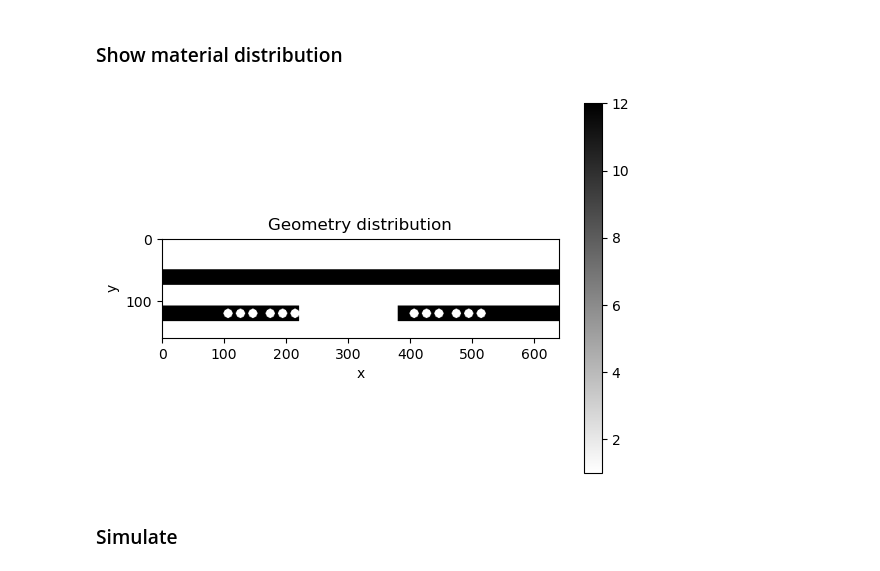
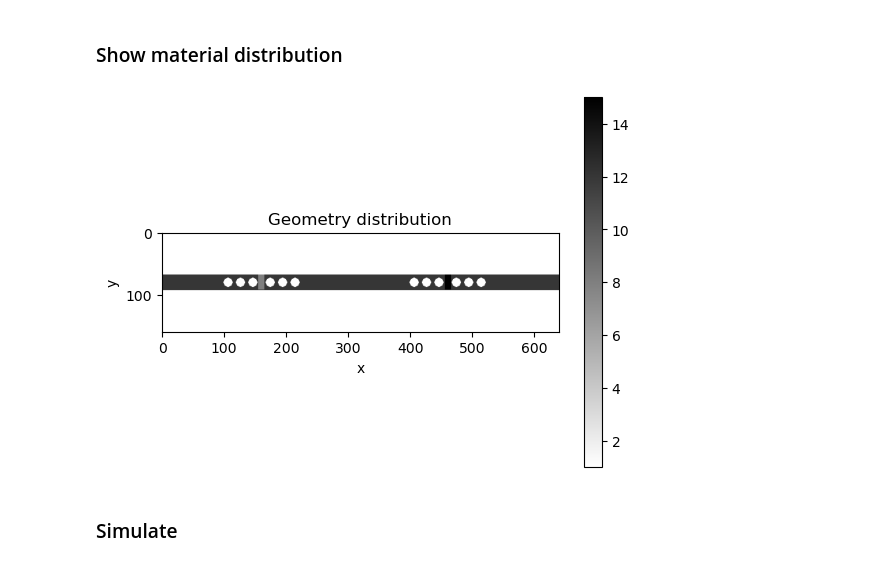
Before and after one commit to vlrmzz/tfdtd, a Jupyter notebook: notebooks/testTemporalWaveDoubleCavity copy.ipynb, the cells around one changed output. Cells and saved outputs as stored; diff of their text form; code cells hidden in the pictures.

```diff
--- a/testTemporalWaveDoubleCavityNoTemporal.ipynb
+++ b/notebooks/testTemporalWaveDoubleCavity copy.ipynb
@@ -83,0 +122,2 @@ sim.update_geometry()
+# %%
+update_base_geometry(sim)
@@ -83,0 +126,16 @@ sim.update_geometry()
+# %%
+cavity_x_start = 155
+cavity_x_end = 165
+cavity_y_start = 68
+cavity_y_end = 92
+cavity2_x_start = 456
+cavity2_x_end = 466
+cavity2_y_start = 68
+cavity2_y_end = 92
+
+# Modify the permittivity values inside the cavity
+for ts in range(sim.time_steps):
+    sim.eps_r[:, :, ts] = sim.eps_r_base
+    # Update the permittivity values inside the cavity
+    sim.eps_r[cavity_x_start:cavity_x_end,cavity_y_start:cavity_y_end,ts] = eps_series1[ts]
+    sim.eps_r[cavity2_x_start:cavity2_x_end,cavity2_y_start:cavity2_y_end,ts] = eps_series2[ts]
@@ -102,7 +165,7 @@ source_params_gaussian1 = {
     'source_type': 'point_source',  # Add 'source_type' key
     'function': 'gaussian_pulse',
     'source_x': 162,
-    'source_y': 123,
+    'source_y': 81,
     'amplitude': 1.0,
     't0': 0, # t0 is expressed in unit of time not time steps
     'frequency_center': 0.5e14,
@@ -113,7 +176,7 @@ source_params_gaussian2 = {
     'source_type': 'point_source',  # Add 'source_type' key
     'function': 'gaussian_pulse',
     'source_x': 501,
-    'source_y': 123,
+    'source_y': 79,
     'amplitude': 1.0,
     't0': 0, # t0 is expressed in unit of time not time steps
     'frequency_center': 0.5e14,
@@ -173,28 +236,28 @@ sim.add_detector(point_detector1)
 
 detector_params = {
     'name': 'detector2',
-    'position': (163, 122),
+    'position': (163, 87),
 }
 point_detector2 = PointDetector(detector_params)
 sim.add_detector(point_detector2)
 
 detector_params = {
     'name': 'detector3',
-    'position': (460, 122),
+    'position': (460, 88),
 }
 point_detector3 = PointDetector(detector_params)
 sim.add_detector(point_detector3)
 
 detector_params = {
     'name': 'detector4',
-    'position': (60, 120),
+    'position': (60, 88),
 }
 point_detector4 = PointDetector(detector_params)
 sim.add_detector(point_detector4)
 
 detector_params = {
     'name': 'detector5',
-    'position': (580, 120),
+    'position': (580, 88),
 }
 point_detector5 = PointDetector(detector_params)
 sim.add_detector(point_detector5)
@@ -227,15 +290,15 @@ Detector 4: Detector: detector5, Position: (580, 88)
 # %%
 # Visualize permittivity distribution
 from matplotlib import pyplot as plt
 import numpy as np
-plt.imshow(np.transpose(sim.eps_r[:,:]), cmap='binary')
+plt.imshow(np.transpose(sim.eps_r[:,:,1000]), cmap='binary')
 plt.title('Geometry distribution')
 plt.xlabel('x')
 plt.ylabel('y')
 plt.colorbar()
 plt.show()
 # %% [output]
-[figure, old version]
+[figure, new version]
 # %% [markdown]
 ### Simulate
 # %%
```
Also changed, not shown: parts of 18 cells of this notebook, 7 other files.
